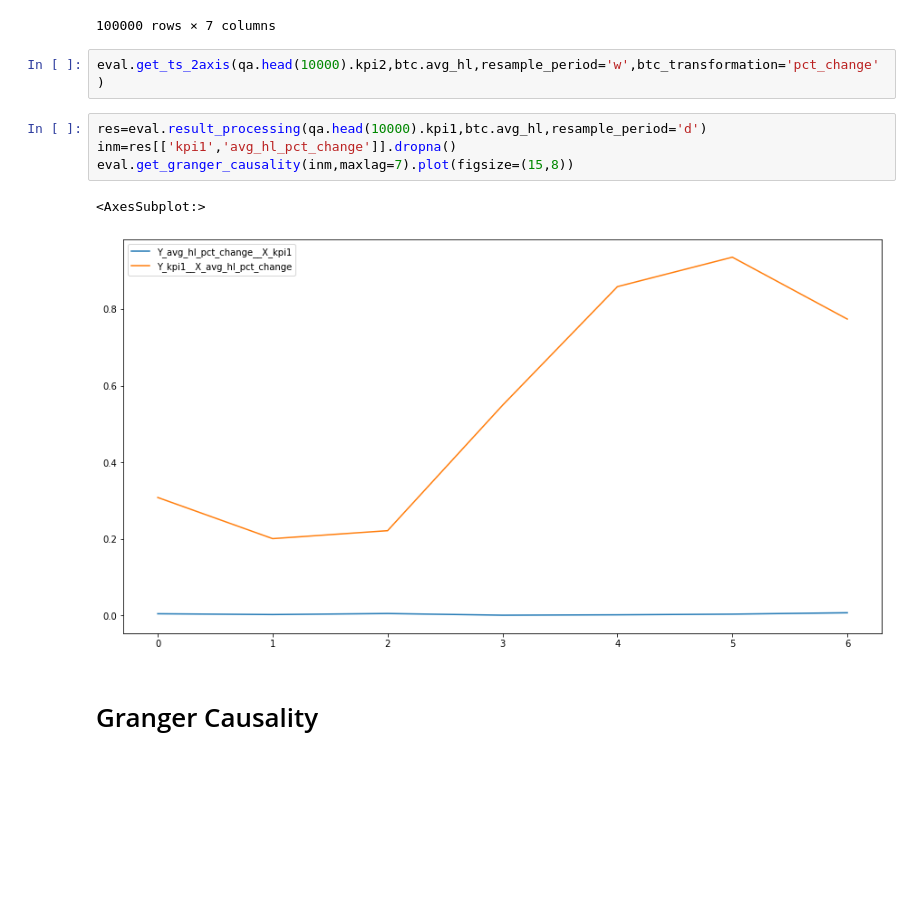
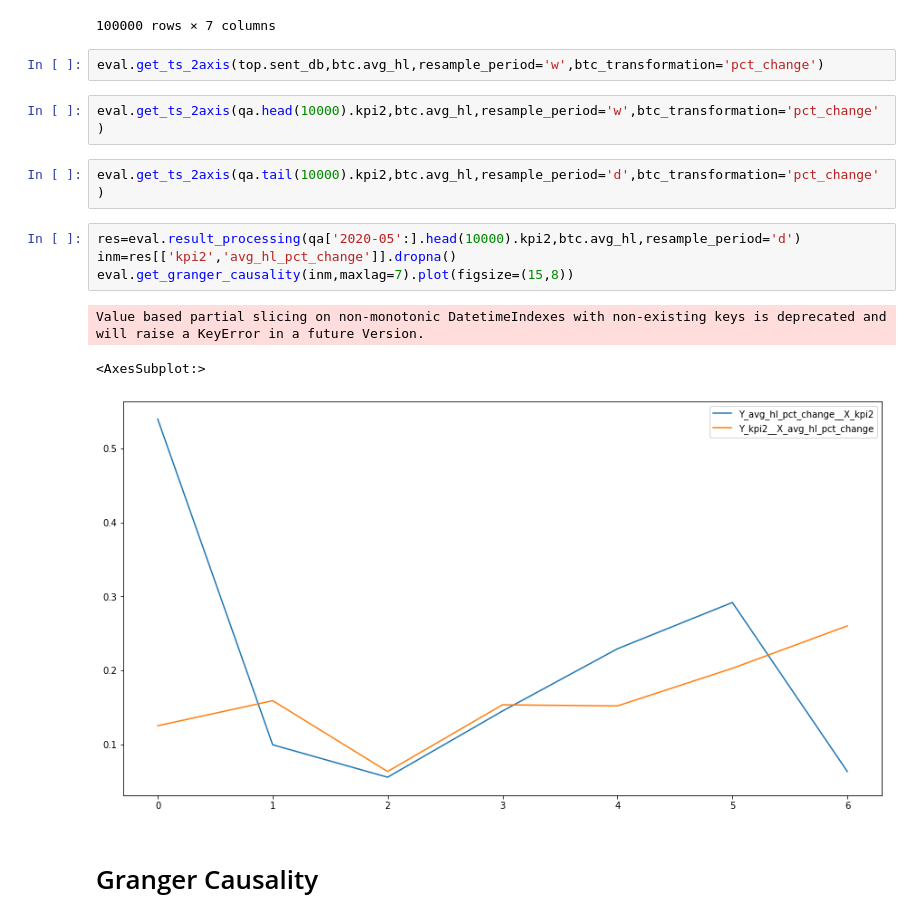
Before and after one commit to VeniJeen/CryptoSent, a Jupyter notebook: SandBox/test.ipynb, the cells around one changed output. Cells and saved outputs as stored; diff of their text form; blank space fills up the shorter version.

```diff
--- a/SandBox/test.ipynb
+++ b/SandBox/test.ipynb
@@ -76,15 +93,20 @@ qa
 | 2021-05-30 04:20:01 | 1 | 2 | 1 | -0.992601 | no1im7 | 0.693147 | -0.688019 |
 | 2019-10-16 03:26:25 | 1 | 2 | 1 | -0.980708 | dihy1z | 0.693147 | -0.679775 |
 100000 rows × 7 columns
+# %%
+eval.get_ts_2axis(top.sent_db,btc.avg_hl,resample_period='w',btc_transformation='pct_change')
 # %%
 eval.get_ts_2axis(qa.head(10000).kpi2,btc.avg_hl,resample_period='w',btc_transformation='pct_change')
+# %%
+eval.get_ts_2axis(qa.tail(10000).kpi2,btc.avg_hl,resample_period='d',btc_transformation='pct_change')
 # %%
-res=eval.result_processing(qa.head(10000).kpi1,btc.avg_hl,resample_period='d')
-inm=res[['kpi1','avg_hl_pct_change']].dropna()
+res=eval.result_processing(qa['2020-05':].head(10000).kpi2,btc.avg_hl,resample_period='d')
+inm=res[['kpi2','avg_hl_pct_change']].dropna()
 eval.get_granger_causality(inm,maxlag=7).plot(figsize=(15,8))
 # %% [output]
-<AxesSubplot:>
+Value based partial slicing on non-monotonic DatetimeIndexes with non-existing keys is deprecated and will raise a KeyError in a future Version.
+<AxesSubplot:>
-[figure, old version]
+[figure, new version]
 # %% [markdown]
 
 # Granger Causality
```
Also changed, not shown: parts of 1 cell of this notebook, 2 other files.
